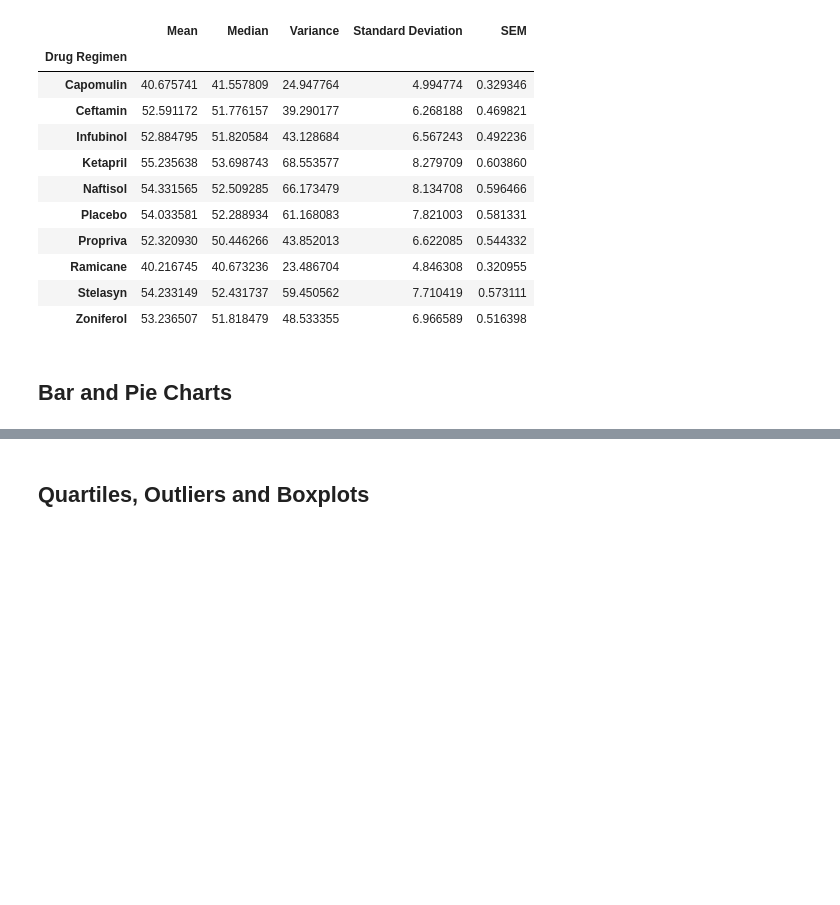
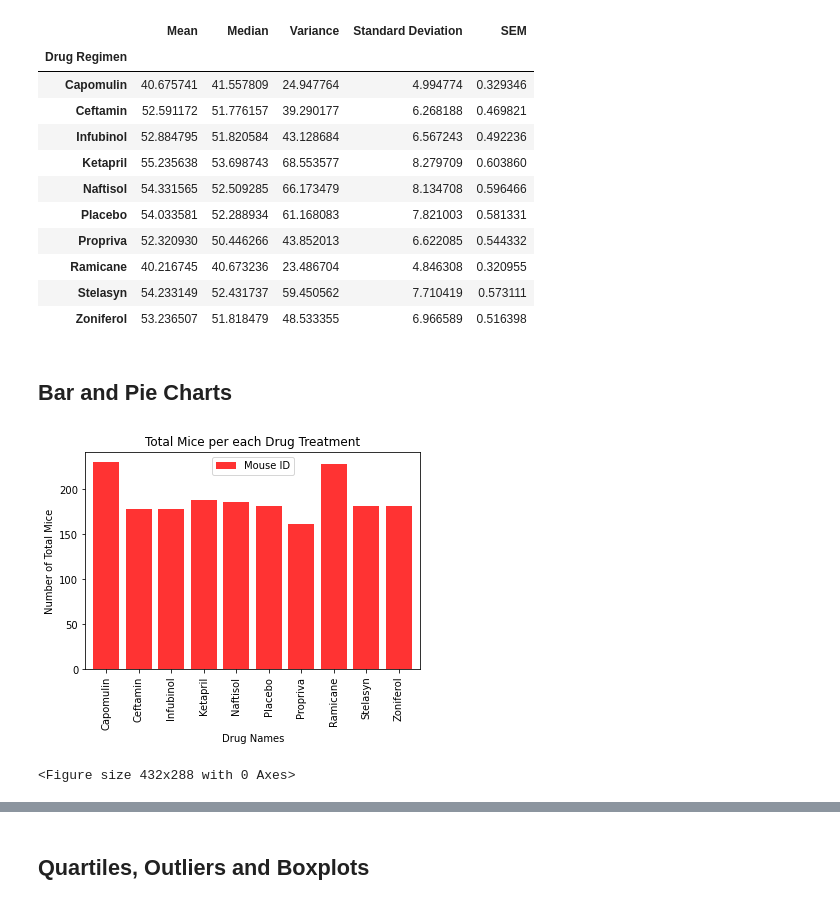
Before and after one commit to Fraolabebe/Matplotlib_Challenge, a Jupyter notebook: 01-Case-Assignment/Instructions/Pymaceuticals/pymaceuticals_starter.ipynb, the cells around one changed output, grey strips where cells are left out. Drawn from its saved outputs; the diff is of its cells as text; code cells hidden in the pictures; blank space fills up the shorter version.

Commit message:
Added Plot

```diff
--- a/01-Case-Assignment/Instructions/Pymaceuticals/pymaceuticals_starter.ipynb
+++ b/01-Case-Assignment/Instructions/Pymaceuticals/pymaceuticals_starter.ipynb
@@ -141,0 +133,20 @@ summary_df
+# %%
+# Generate a bar plot showing the total number of unique mice tested on each drug regimen using pandas.
+drugname_group = pd.DataFrame(merged.groupby(["Drug Regimen"]).count()).reset_index()
+drugname_mouse = drugname_group[["Drug Regimen", "Mouse ID"]]
+drugname_mouse = drugname_mouse.set_index("Drug Regimen")
+
+drugname_mouse.plot(kind="bar", color = "red", alpha=0.8, align="center", width=.8)
+
+plt.title("Total Mice per each Drug Treatment")
+plt.xlabel("Drug Names")
+plt.ylabel("Number of Total Mice")
+
+plt.show()
+plt.tight_layout()
+
+#saving the image file
+plt.savefig("../Images/pandas_bar.png")
+# %% [output]
+[figure, added]
+<Figure size 432x288 with 0 Axes>
```
Also changed, not shown: parts of 7 cells of this notebook, 2 other files.
